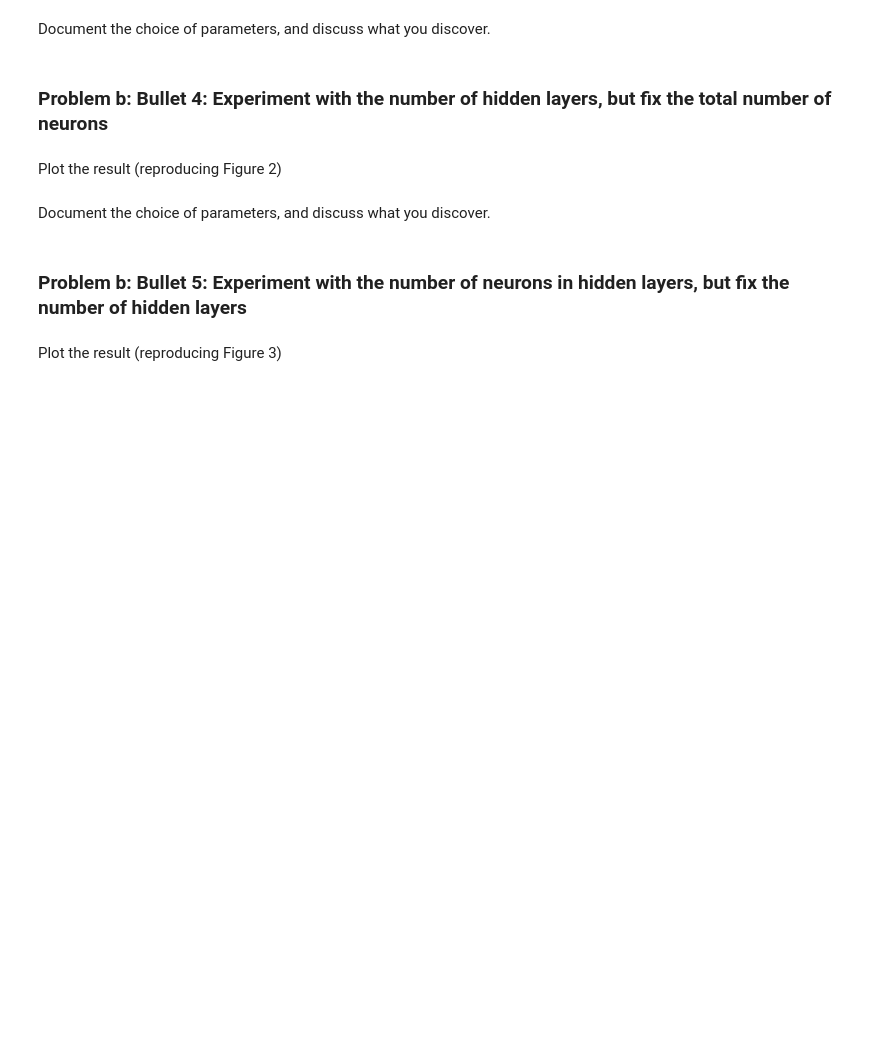
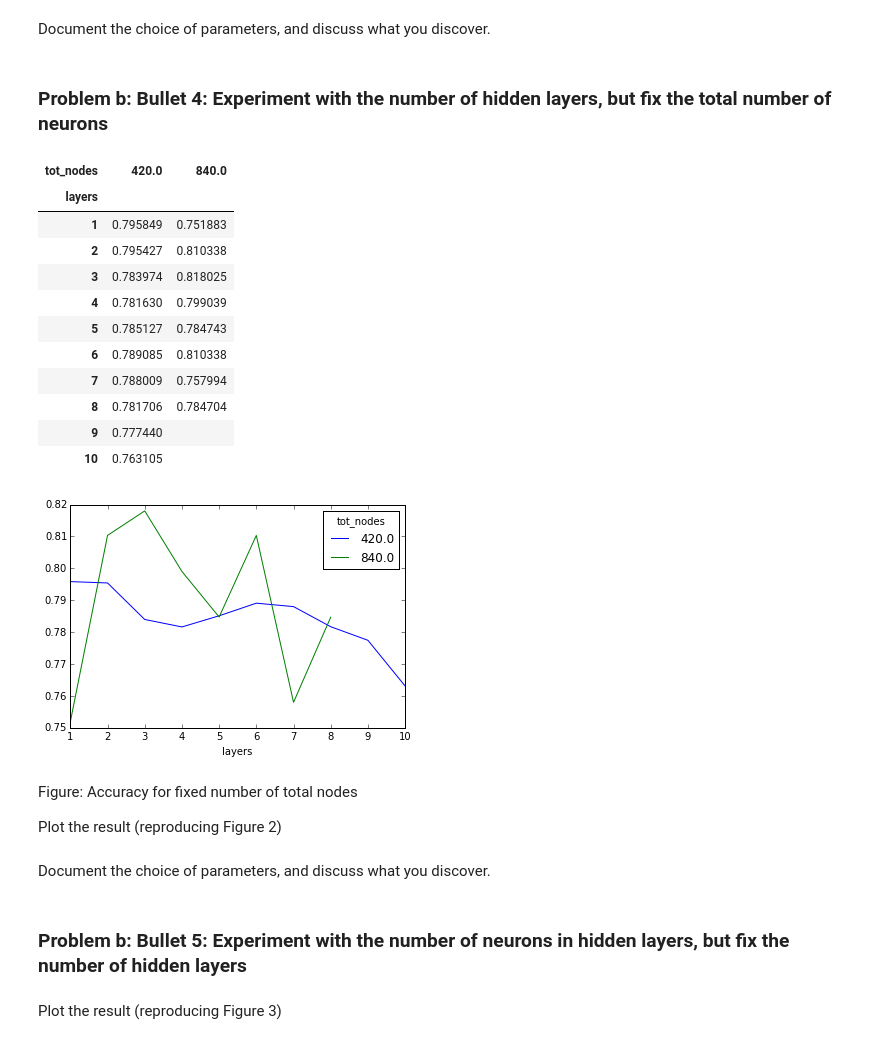
Before and after one commit to yogeshg/artistic-styles, a Jupyter notebook: hw/src/hw2.ipynb, the cells around one changed output. Drawn from its saved outputs; the diff is of its cells as text; code cells hidden in the pictures; blank space fills up the shorter version.

```diff
--- a/hw/src/hw2.ipynb
+++ b/hw/src/hw2.ipynb
@@ -25,4 +55,24 @@ Document the choice of parameters, and discuss what you discover.
+# %%
+s = ((100-df2b4.test)/100).unstack('tot_nodes')
+s.plot()
+s.fillna('')
+# %% [output]
+| tot_nodes | 420.0 | 840.0 |
+| layers |  |  |
+| 1 | 0.795849 | 0.751883 |
+| 2 | 0.795427 | 0.810338 |
+| 3 | 0.783974 | 0.818025 |
+| 4 | 0.781630 | 0.799039 |
+| 5 | 0.785127 | 0.784743 |
+| 6 | 0.789085 | 0.810338 |
+| 7 | 0.788009 | 0.757994 |
+| 8 | 0.781706 | 0.784704 |
+| 9 | 0.777440 |  |
+| 10 | 0.763105 |  |
+[figure, added]
 # %% [markdown]
+Figure: Accuracy for fixed number of total nodes
+
 Plot the result (reproducing Figure 2)
 # %%
 # TODO
```
Also changed, not shown: parts of 11 cells of this notebook, 2 other files.
